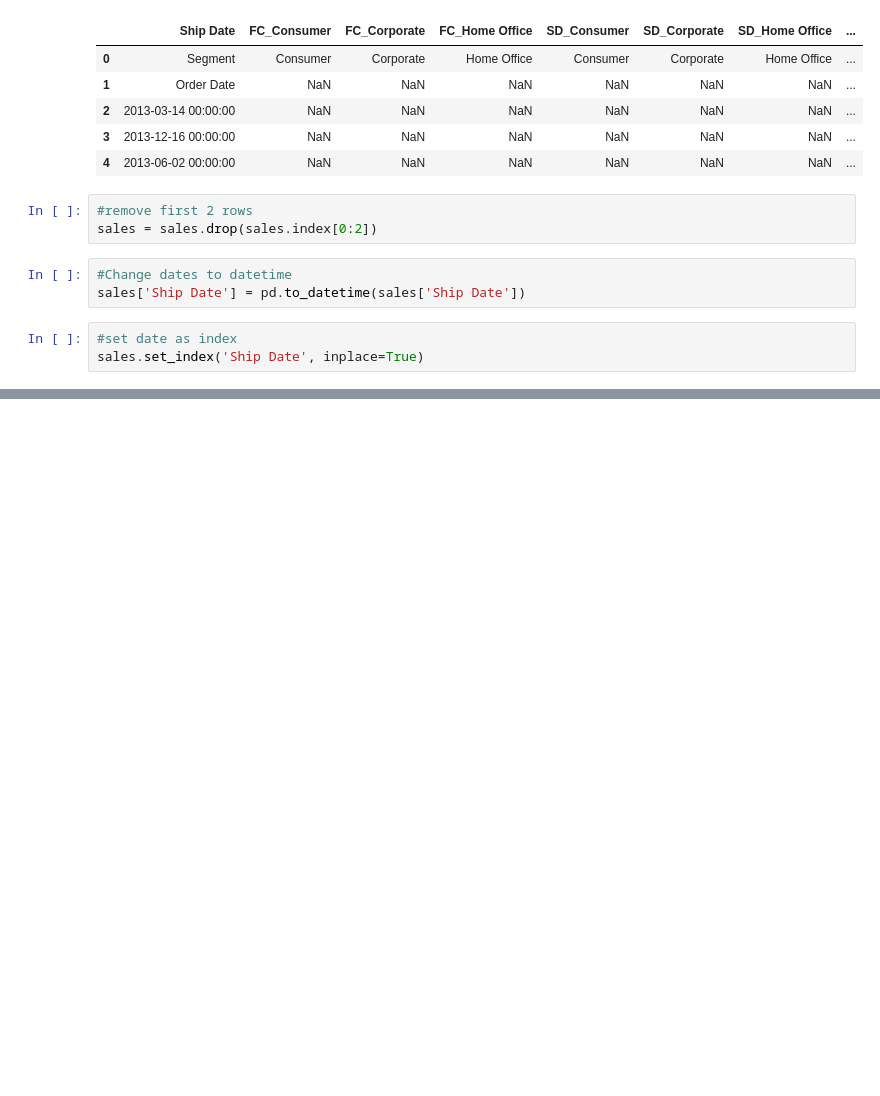
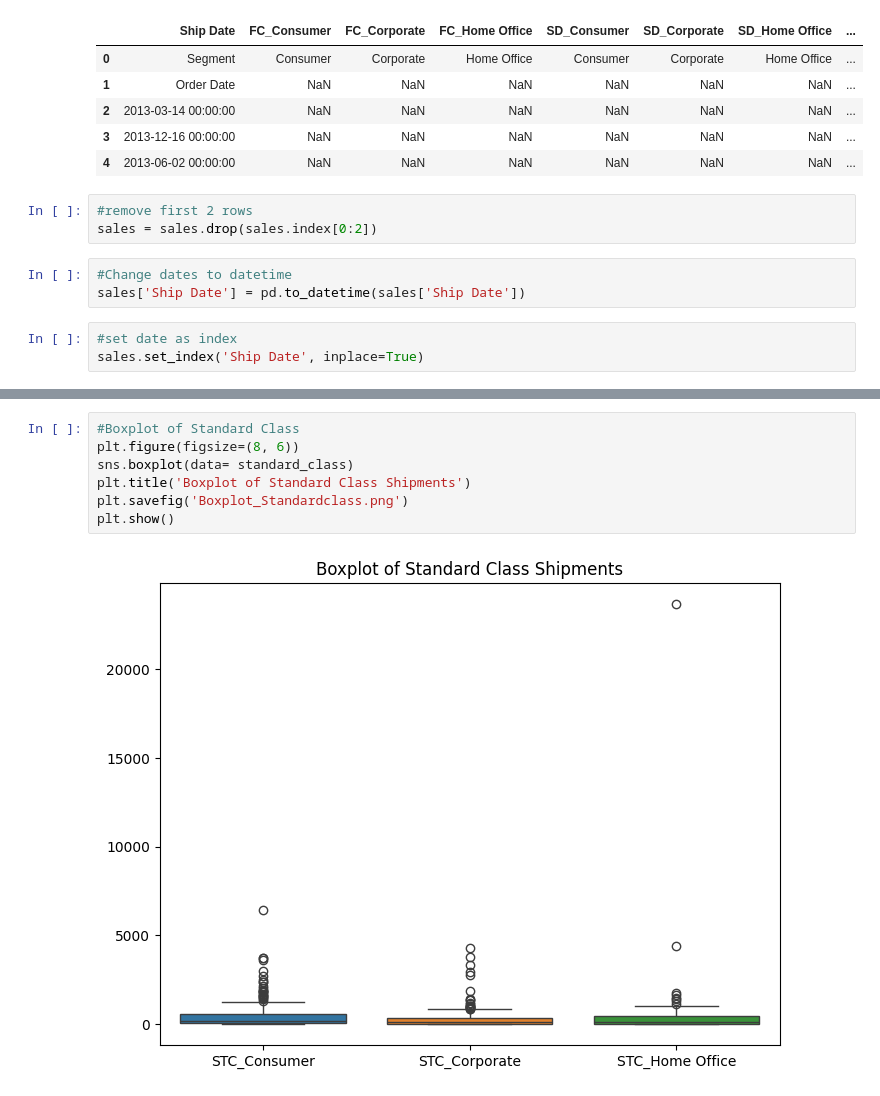
Before and after one commit to BaSalami01/Task---Quaterly-Sales, a Jupyter notebook: quaterly_sales.ipynb, the cells around one changed output, grey strips where cells are left out. Cells and saved outputs as stored; diff of their text form; blank space fills up the shorter version.

```diff
--- a/quaterly_sales.ipynb
+++ b/quaterly_sales.ipynb
@@ -96,0 +304,9 @@ sales.describe().T
+# %%
+#Boxplot of Standard Class
+plt.figure(figsize=(8, 6))
+sns.boxplot(data= standard_class)
+plt.title('Boxplot of Standard Class Shipments')
+plt.savefig('Boxplot_Standardclass.png')
+plt.show()
+# %% [output]
+[figure, added]
```
Also changed, not shown: parts of 29 cells of this notebook, 13 other files.
